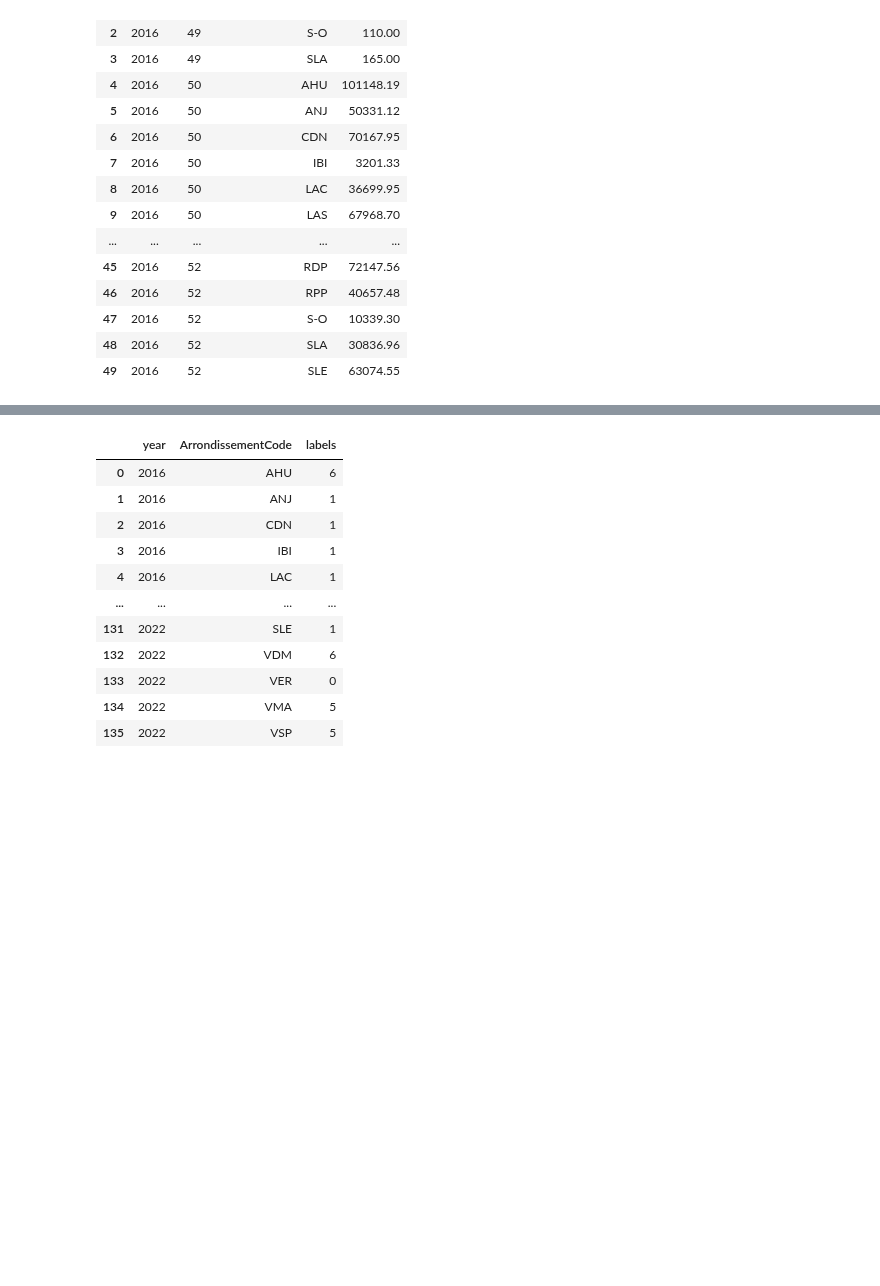
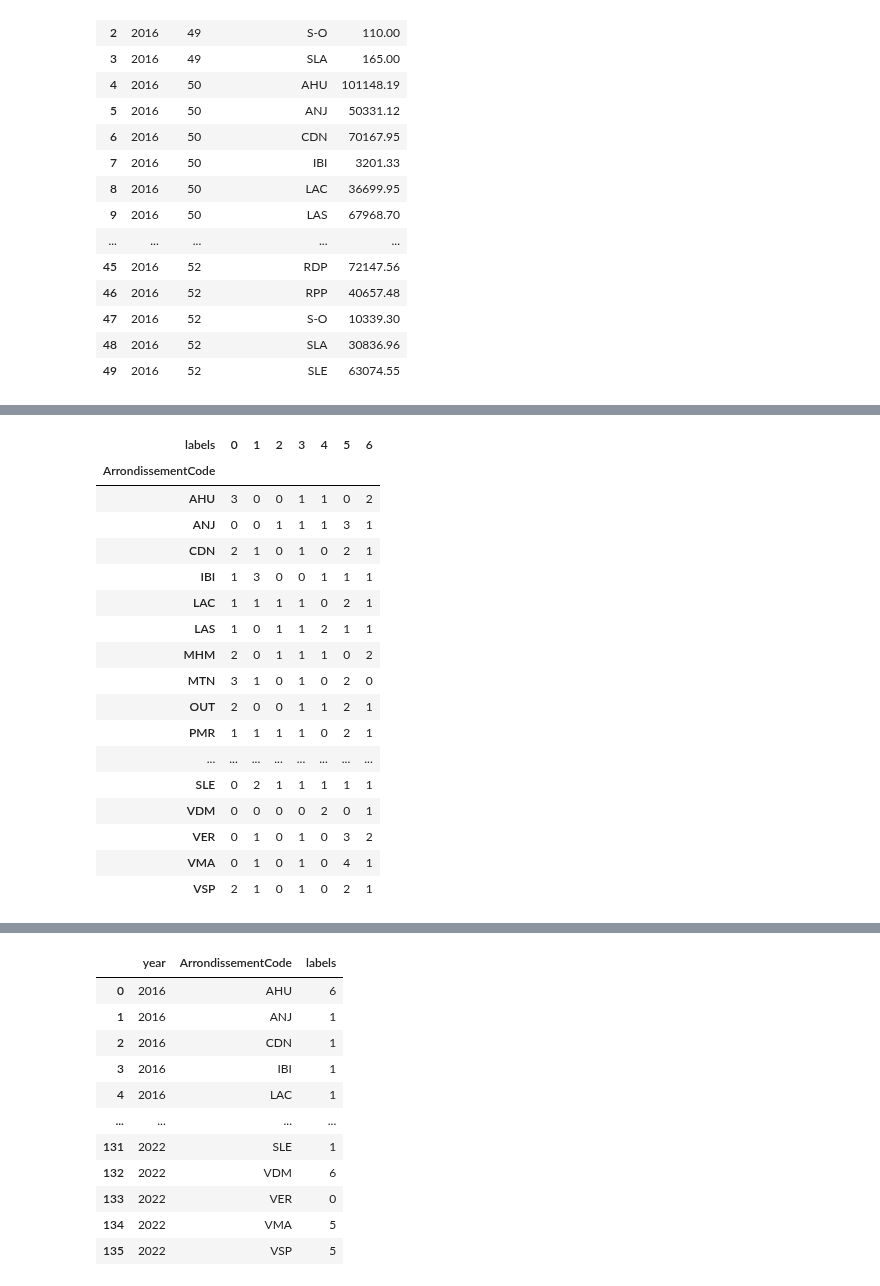
Before and after one commit to cimadure/ind6212, a Jupyter notebook: notebooks/weekly_snowfall_v2.ipynb, the cells around one changed output, grey strips where cells are left out. Saved outputs shown, nothing was run; the diff lists cells and outputs as text; code cells hidden in the pictures; blank space fills up the shorter version.

```diff
--- a/notebooks/weekly_snowfall_v2.ipynb
+++ b/notebooks/weekly_snowfall_v2.ipynb
@@ -433,3 +429,24 @@ display(output_volume_series)
+# %%
+pd.pivot_table(output_volume_series, values="year", index="ArrondissementCode", columns="labels", aggfunc="count", fill_value=0)
+# %% [output]
+| labels | 0 | 1 | 2 | 3 | 4 | 5 | 6 |
+| ArrondissementCode |  |  |  |  |  |  |  |
+| AHU | 3 | 0 | 0 | 1 | 1 | 0 | 2 |
+| ANJ | 0 | 0 | 1 | 1 | 1 | 3 | 1 |
+| CDN | 2 | 1 | 0 | 1 | 0 | 2 | 1 |
+| IBI | 1 | 3 | 0 | 0 | 1 | 1 | 1 |
+| LAC | 1 | 1 | 1 | 1 | 0 | 2 | 1 |
+| LAS | 1 | 0 | 1 | 1 | 2 | 1 | 1 |
+| MHM | 2 | 0 | 1 | 1 | 1 | 0 | 2 |
+| MTN | 3 | 1 | 0 | 1 | 0 | 2 | 0 |
+| OUT | 2 | 0 | 0 | 1 | 1 | 2 | 1 |
+| PMR | 1 | 1 | 1 | 1 | 0 | 2 | 1 |
+| ... | ... | ... | ... | ... | ... | ... | ... |
+| SLE | 0 | 2 | 1 | 1 | 1 | 1 | 1 |
+| VDM | 0 | 0 | 0 | 0 | 2 | 0 | 1 |
+| VER | 0 | 1 | 0 | 1 | 0 | 3 | 2 |
+| VMA | 0 | 1 | 0 | 1 | 0 | 4 | 1 |
+| VSP | 2 | 1 | 0 | 1 | 0 | 2 | 1 |
 # %%
 cluster_label, count_cluster = np.unique(best_predictions, return_counts=True)
 plt.figure(figsize=(8, 6))
```
Also changed, not shown: parts of 4 cells of this notebook.
